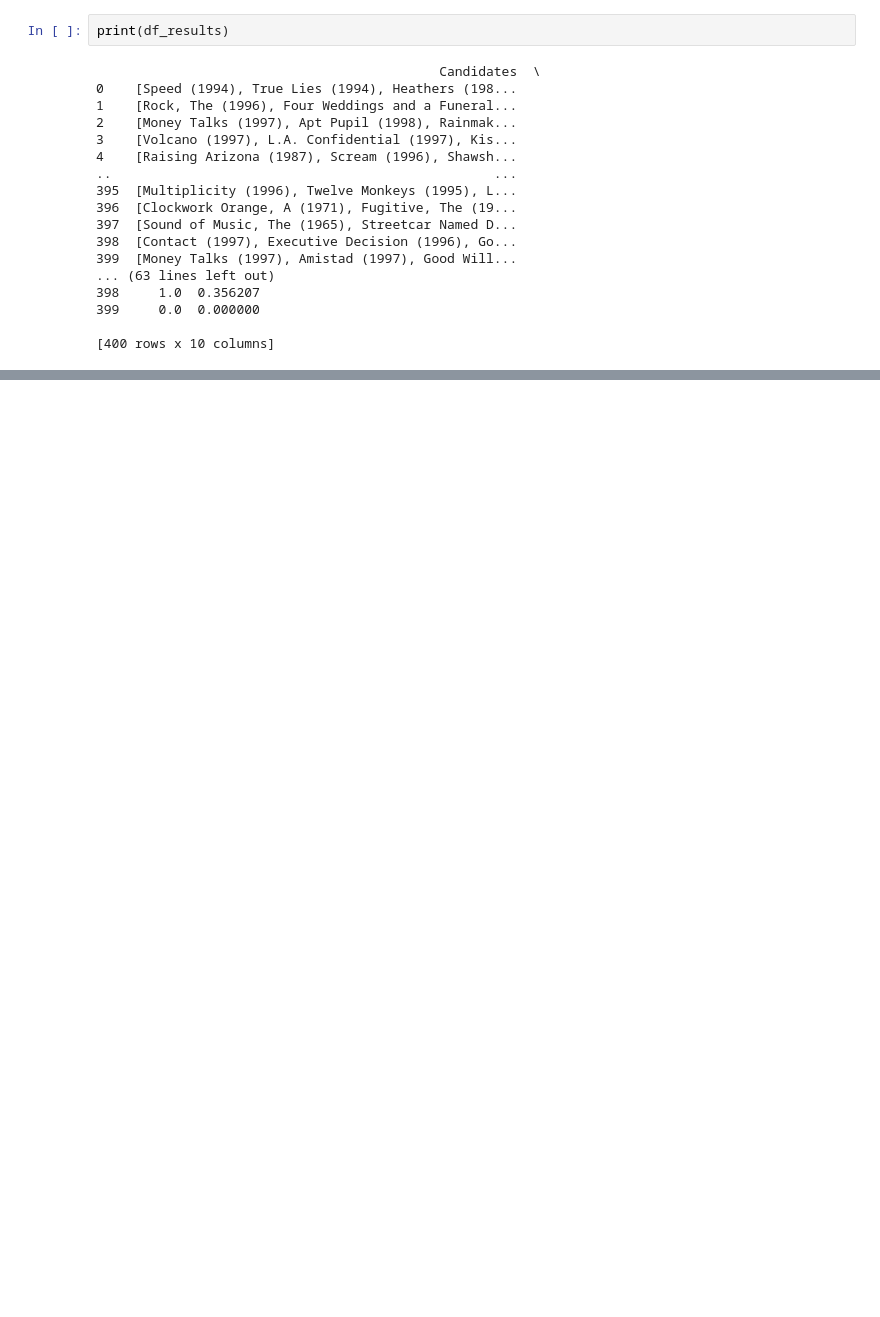
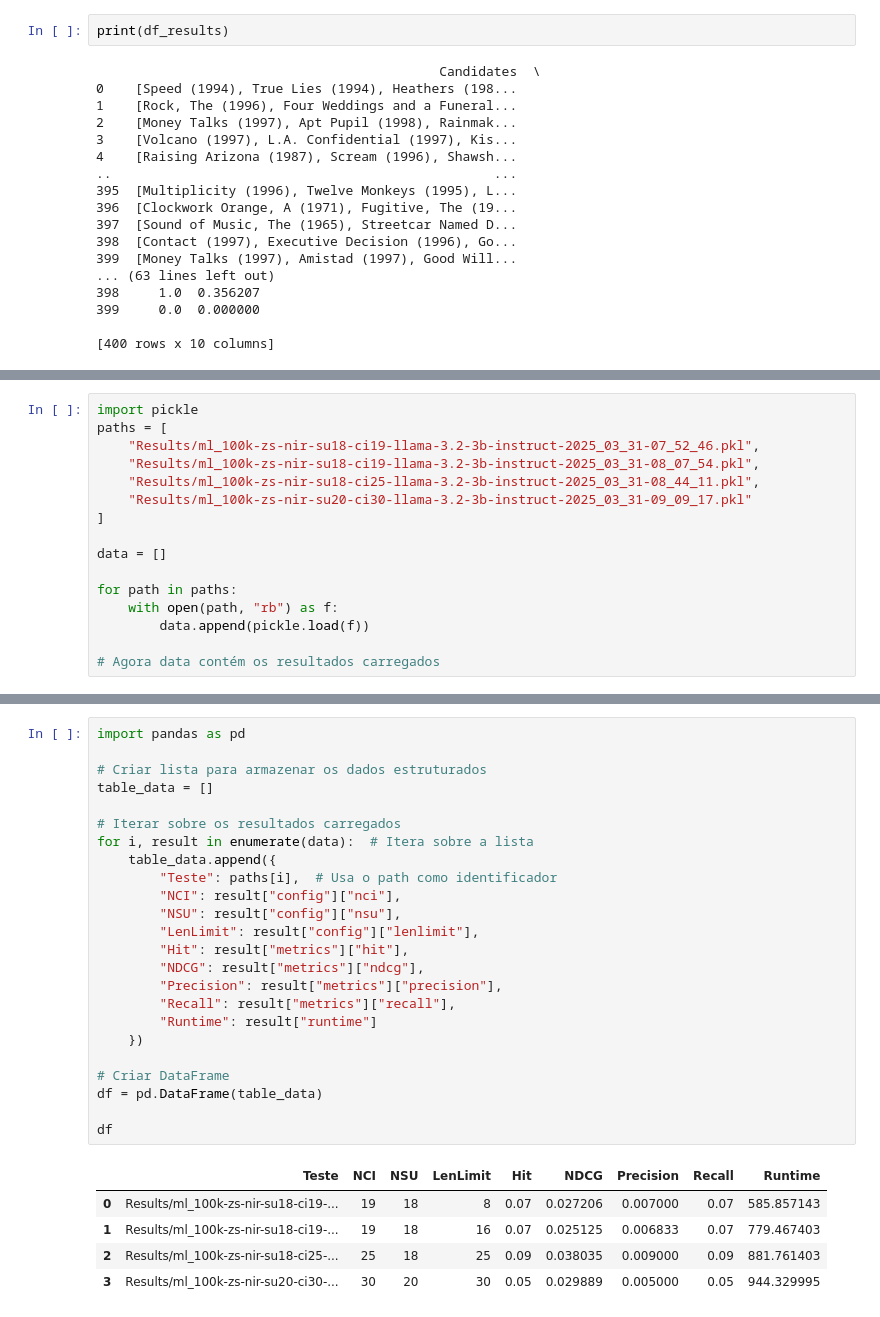
Before and after one commit to AllanLimaS/Comparing-LLM-Recs, a Jupyter notebook: verify_results.ipynb, the cells around one changed output, grey strips where cells are left out. Drawn from its saved outputs; the diff is of its cells as text; blank space fills up the shorter version.

Commit message:
ajustando pipeline e metricas

```diff
--- a/verify_results.ipynb
+++ b/verify_results.ipynb
@@ -67,0 +81,16 @@ print(df_results)
+# %%
+import pickle
+paths = [
+    "Results/ml_100k-zs-nir-su18-ci19-llama-3.2-3b-instruct-2025_03_31-07_52_46.pkl",
+    "Results/ml_100k-zs-nir-su18-ci19-llama-3.2-3b-instruct-2025_03_31-08_07_54.pkl",
+    "Results/ml_100k-zs-nir-su18-ci25-llama-3.2-3b-instruct-2025_03_31-08_44_11.pkl",
+    "Results/ml_100k-zs-nir-su20-ci30-llama-3.2-3b-instruct-2025_03_31-09_09_17.pkl"
+]
+
+data = []
+
+for path in paths:
+    with open(path, "rb") as f:
+        data.append(pickle.load(f))
+
+# Agora data contém os resultados carregados
@@ -67,0 +108,30 @@ print(df_results)
+# %%
+import pandas as pd
+
+# Criar lista para armazenar os dados estruturados
+table_data = []
+
+# Iterar sobre os resultados carregados
+for i, result in enumerate(data):  # Itera sobre a lista
+    table_data.append({
+        "Teste": paths[i],  # Usa o path como identificador
+        "NCI": result["config"]["nci"],
+        "NSU": result["config"]["nsu"],
+        "LenLimit": result["config"]["lenlimit"],
+        "Hit": result["metrics"]["hit"],
+        "NDCG": result["metrics"]["ndcg"],
+        "Precision": result["metrics"]["precision"],
+        "Recall": result["metrics"]["recall"],
+        "Runtime": result["runtime"]
+    })
+
+# Criar DataFrame
+df = pd.DataFrame(table_data)
+
+df
+# %% [output]
+|  | Teste | NCI | NSU | LenLimit | Hit | NDCG | Precision | Recall | Runtime |
+| 0 | Results/ml_100k-zs-nir-su18-ci19-... | 19 | 18 | 8 | 0.07 | 0.027206 | 0.007000 | 0.07 | 585.857143 |
+| 1 | Results/ml_100k-zs-nir-su18-ci19-... | 19 | 18 | 16 | 0.07 | 0.025125 | 0.006833 | 0.07 | 779.467403 |
+| 2 | Results/ml_100k-zs-nir-su18-ci25-... | 25 | 18 | 25 | 0.09 | 0.038035 | 0.009000 | 0.09 | 881.761403 |
+| 3 | Results/ml_100k-zs-nir-su20-ci30-... | 30 | 20 | 30 | 0.05 | 0.029889 | 0.005000 | 0.05 | 944.329995 |
```
Also changed, not shown: parts of 6 cells of this notebook, 4 other files.
